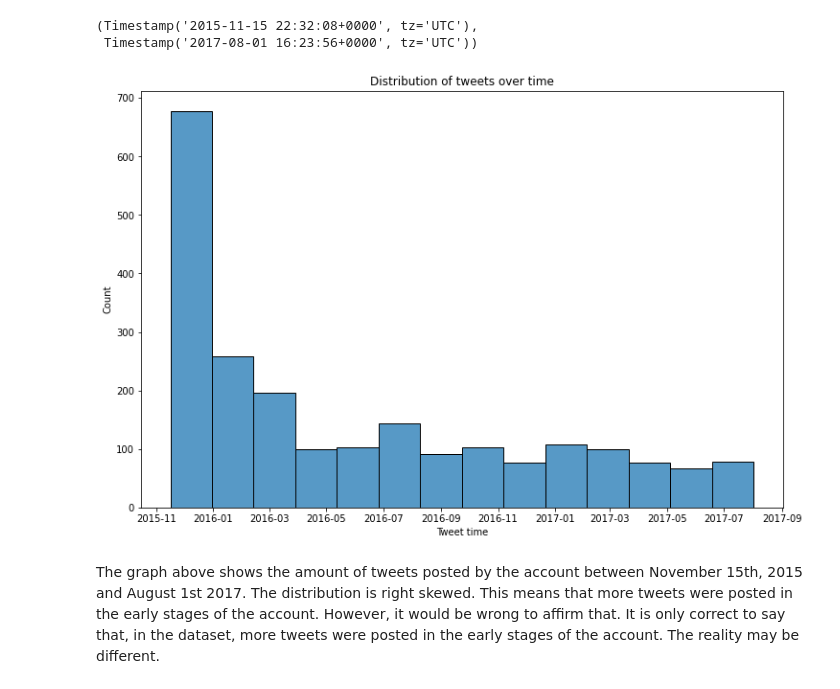
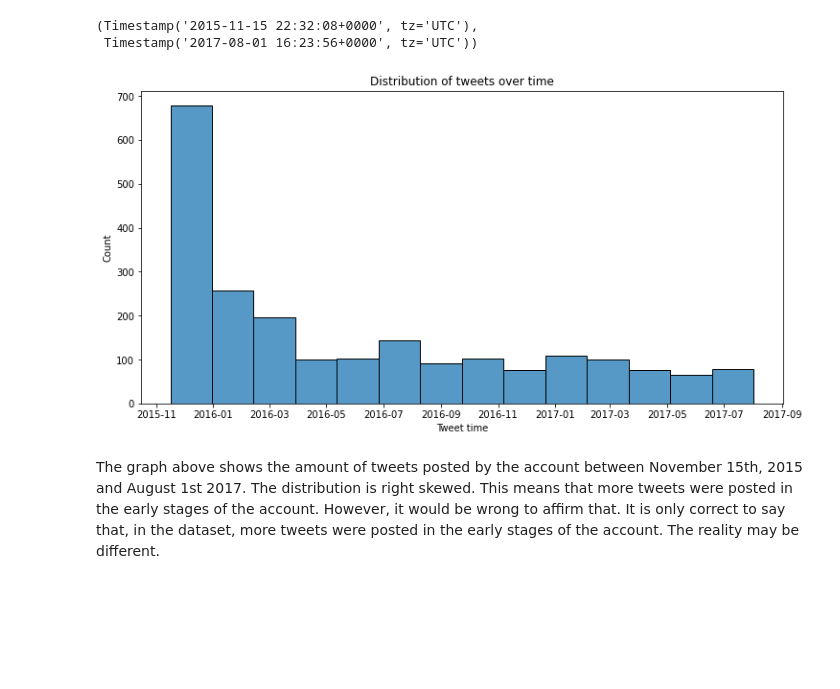
Before and after one commit to aingelmo/portfolio, a Jupyter notebook: Udacity/Project_4_Wrange and Analyze Data/wrangle_act.ipynb, the cells around one changed output. Drawn from its saved outputs; the diff is of its cells as text; code cells hidden in the pictures; blank space fills up the shorter version.

```diff
--- a/Udacity/Project_4_Wrange and Analyze Data/wrangle_act.ipynb
+++ b/Udacity/Project_4_Wrange and Analyze Data/wrangle_act.ipynb
@@ -653,20 +653,20 @@ df["timestamp"] = pd.to_datetime(df["timestamp"])
  Timestamp('2017-08-01 16:23:56+0000', tz='UTC'))
 # %%
 # Plot graph
-fig, ax = plt.subplots(figsize=(12,8))
+fig, ax = plt.subplots(figsize=(12,6))
 
-ax = sns.histplot(df["timestamp"])
+sns.histplot(df["timestamp"], ax=ax)
 
 # Set axis names
 ax.set_xlabel("Tweet time")
 ax.set_ylabel("Count")
 
 # Set title
 ax.set_title("Distribution of tweets over time")
 
 plt.show()
 # %% [output]
-[figure, old version]
+[figure, new version]
 # %% [markdown]
 The graph above shows the amount of tweets posted by the account between November 15th, 2015 and August 1st 2017. The distribution is right skewed. This means that more tweets were posted in the early stages of the account. However, it would be wrong to affirm that. It is only correct to say that, in the dataset, more tweets were posted in the early stages of the account. The reality may be different.
 # %% [markdown]
```
Also changed, not shown: parts of 1 cell of this notebook.
